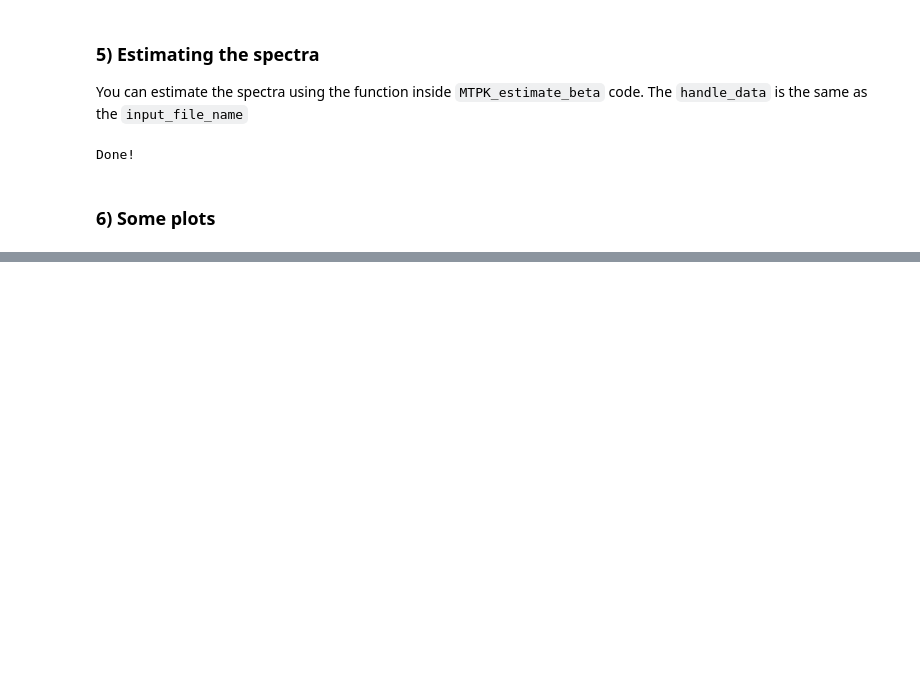
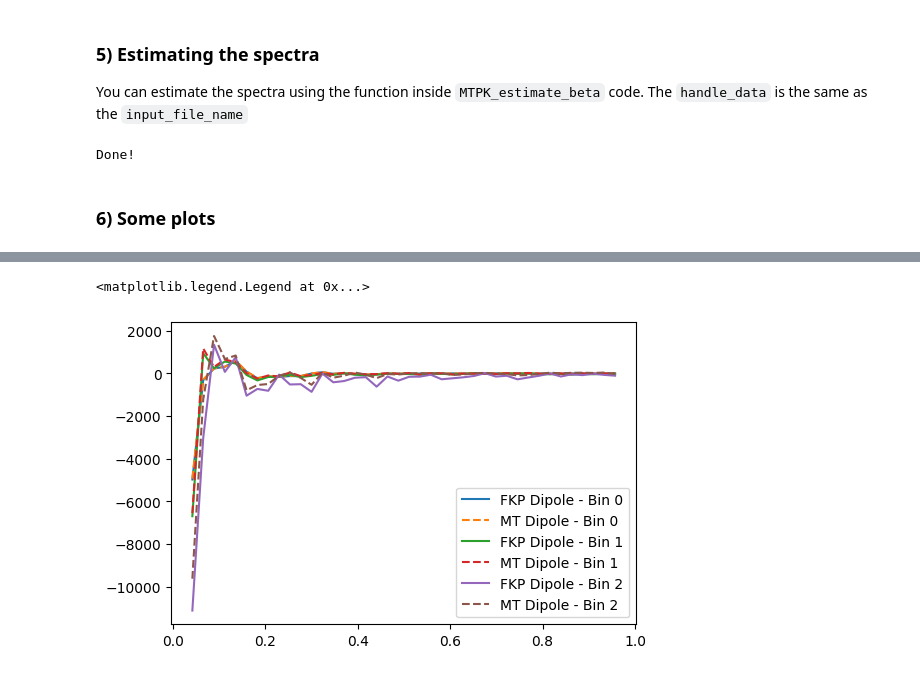
Before and after one commit to MTPK-USP/MTPK, a Jupyter notebook: cookbook-ExSHalos_maps.ipynb, the cells around one changed output, grey strips where cells are left out. Saved outputs shown, nothing was run; the diff lists cells and outputs as text; code cells hidden in the pictures; blank space fills up the shorter version.

```diff
--- a/cookbook-ExSHalos_maps.ipynb
+++ b/cookbook-ExSHalos_maps.ipynb
@@ -283,5 +222,0 @@ for i in range(n_bins):
-# %%
-plt.figure(dpi = 100)
-for i in range(n_bins):
-    plt.loglog(k, np.mean(C0_FKP, axis = 1)[i], label = f'Cross Monopole - Bin {i}')
-    plt.legend()
@@ -290,6 +222,0 @@ for i in range(n_bins):
-# %%
-plt.figure(dpi = 100)
-for i in range(n_bins):
-    plt.plot(k, np.mean(C2_FKP, axis = 1)[i], label = f'Cross Dipole - Bin {i}')
-    plt.xscale('log')
-    plt.legend()
@@ -297,0 +277,10 @@ for i in range(n_bins):
+# %%
+plt.figure(dpi = 100)
+for i in range(ntracers):
+    plt.plot(k, np.mean(P2_FKP, axis = 1)[i], label = f'FKP Dipole - Bin {i}')
+
+    plt.plot(k, np.mean(P2_MT, axis = 1)[i], '--', label = f'MT Dipole - Bin {i}')
+plt.legend()
+# %% [output]
+<matplotlib.legend.Legend at 0x...>
+[figure, added]
```
Also changed, not shown: parts of 14 cells of this notebook, 27 other files.
